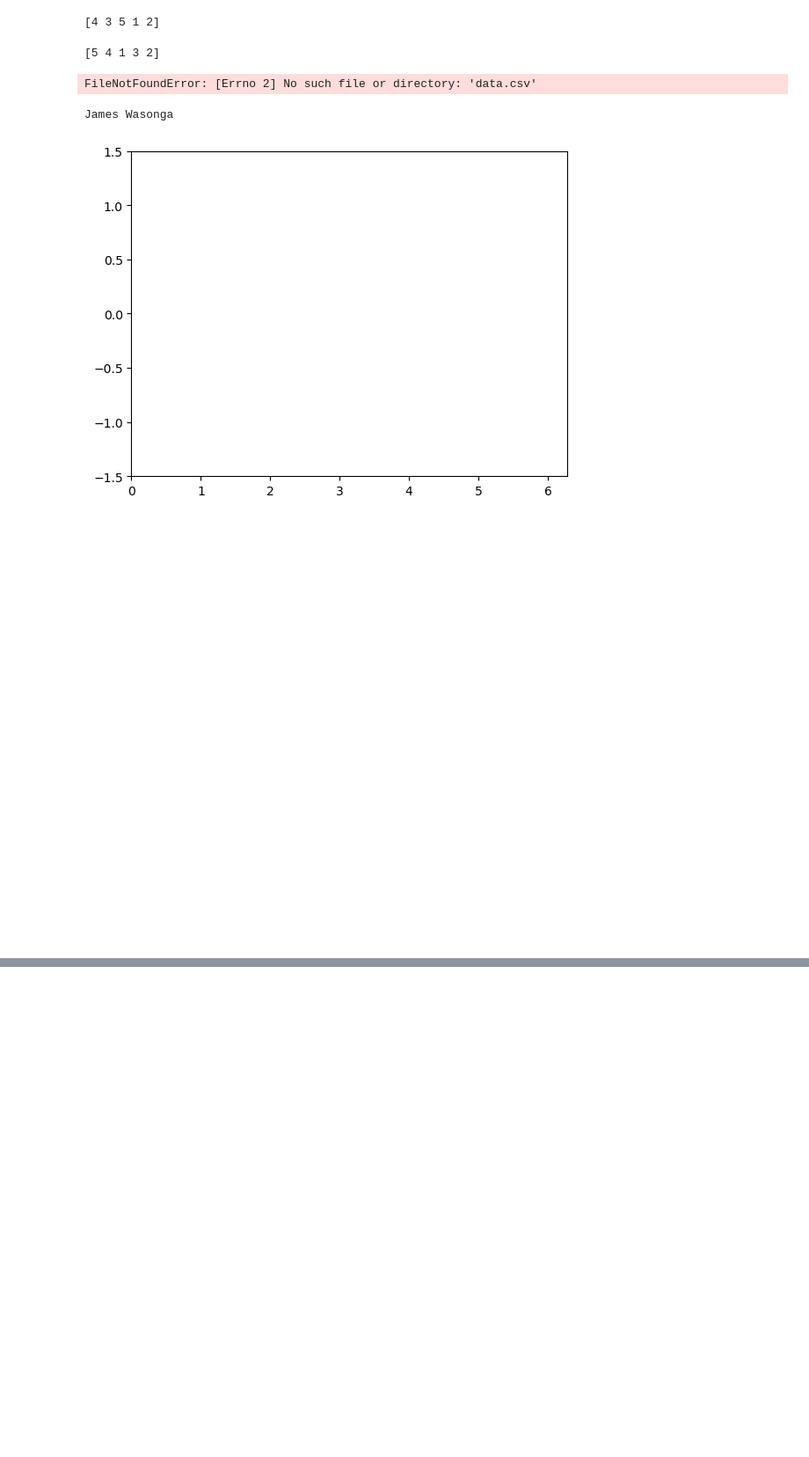
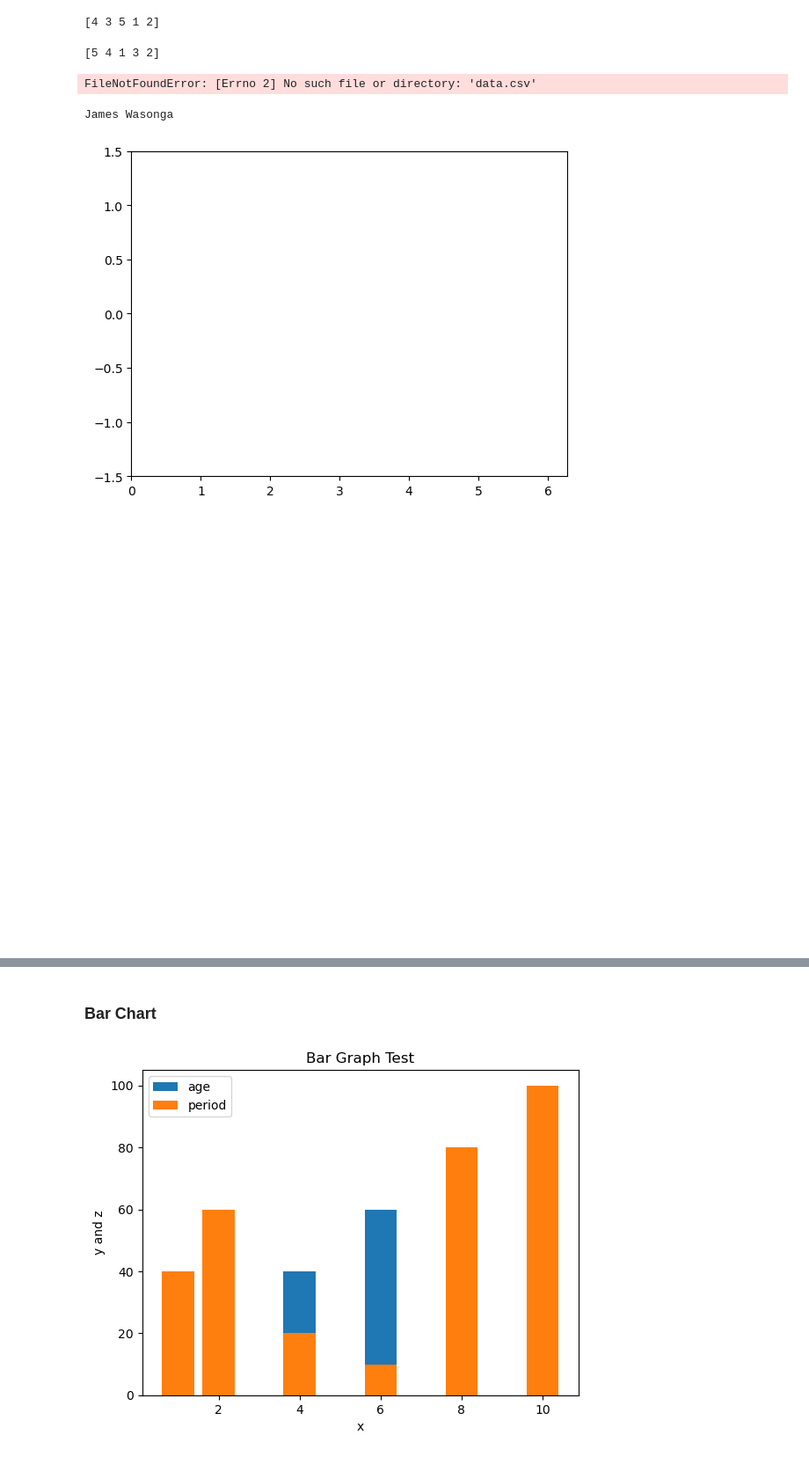
Before and after one commit to James-wasonga/Machine_Learning, a Jupyter notebook: Revision.ipynb, the cells around one changed output, grey strips where cells are left out. Shown at 88% size. Saved outputs shown, nothing was run; the diff lists cells and outputs as text; code cells hidden in the pictures; blank space fills up the shorter version.

```diff
--- a/Revision.ipynb
+++ b/Revision.ipynb
@@ -342,0 +419,15 @@ plt.show()
+# %% [markdown]
+### Bar Chart
+# %%
+x = [1,2,4,6,8,10]
+y = [10,20,40,60,80,100]
+z = [40,60,20,10,80,100]
+plt.bar(x,y)
+plt.bar(x,z)
+plt.title("Bar Graph Test")
+plt.xlabel("x")
+plt.ylabel("y and z")
+plt.legend(["age", "period"])
+plt.show()
+# %% [output]
+[figure, added]
```
Also changed, not shown: parts of 12 cells of this notebook, 4 other files.
